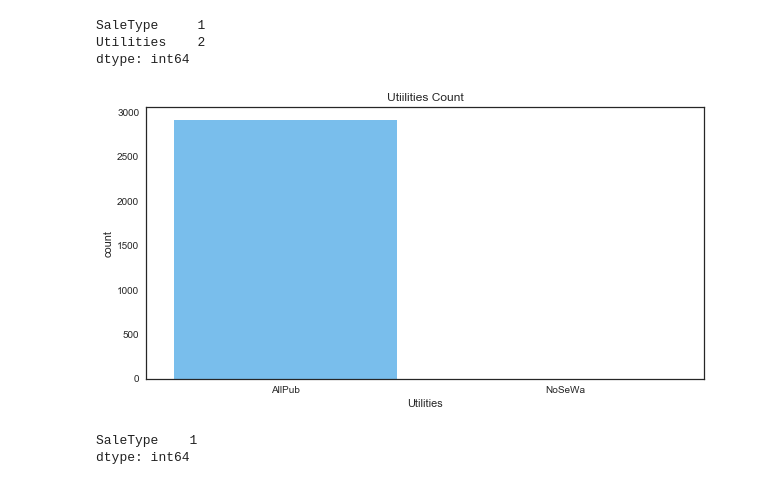
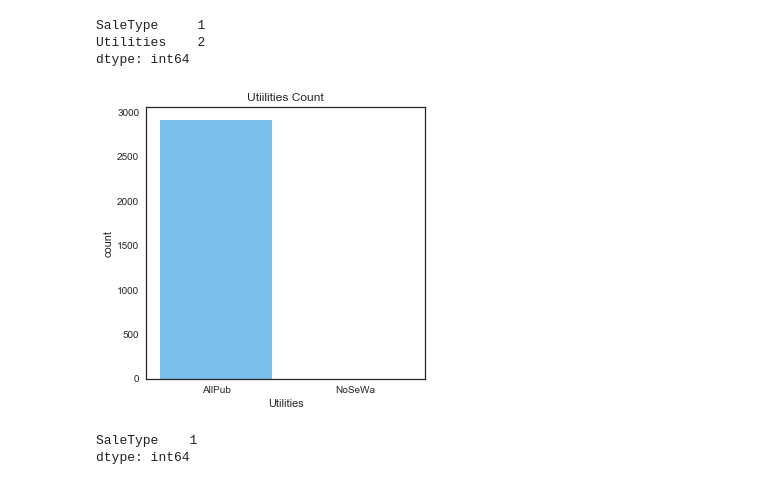
Before and after one commit to Frank-Walker/kaggle_kernel, a Jupyter notebook: House Price Prediction/kernel v 2.0.ipynb, the cells around one changed output. Saved outputs shown, nothing was run; the diff lists cells and outputs as text; code cells hidden in the pictures.

```diff
--- a/House Price Prediction/kernel v 2.0.ipynb
+++ b/House Price Prediction/kernel v 2.0.ipynb
@@ -308,11 +308,11 @@ SaleType     1
 Utilities    2
 dtype: int64
 # %%
-plt.subplots(figsize=(10,5))
+plt.subplots(figsize=(5,5))
 
 g = sns.countplot(all_data['Utilities']).set_title('Utiilities Count')
 # %% [output]
-[figure, old version]
+[figure, new version]
 # %%
 # Drop the Feature 'Utilities'
 all_data.drop(['Utilities'], axis=1, inplace=True)
```
Also changed, not shown: parts of 47 cells of this notebook.
